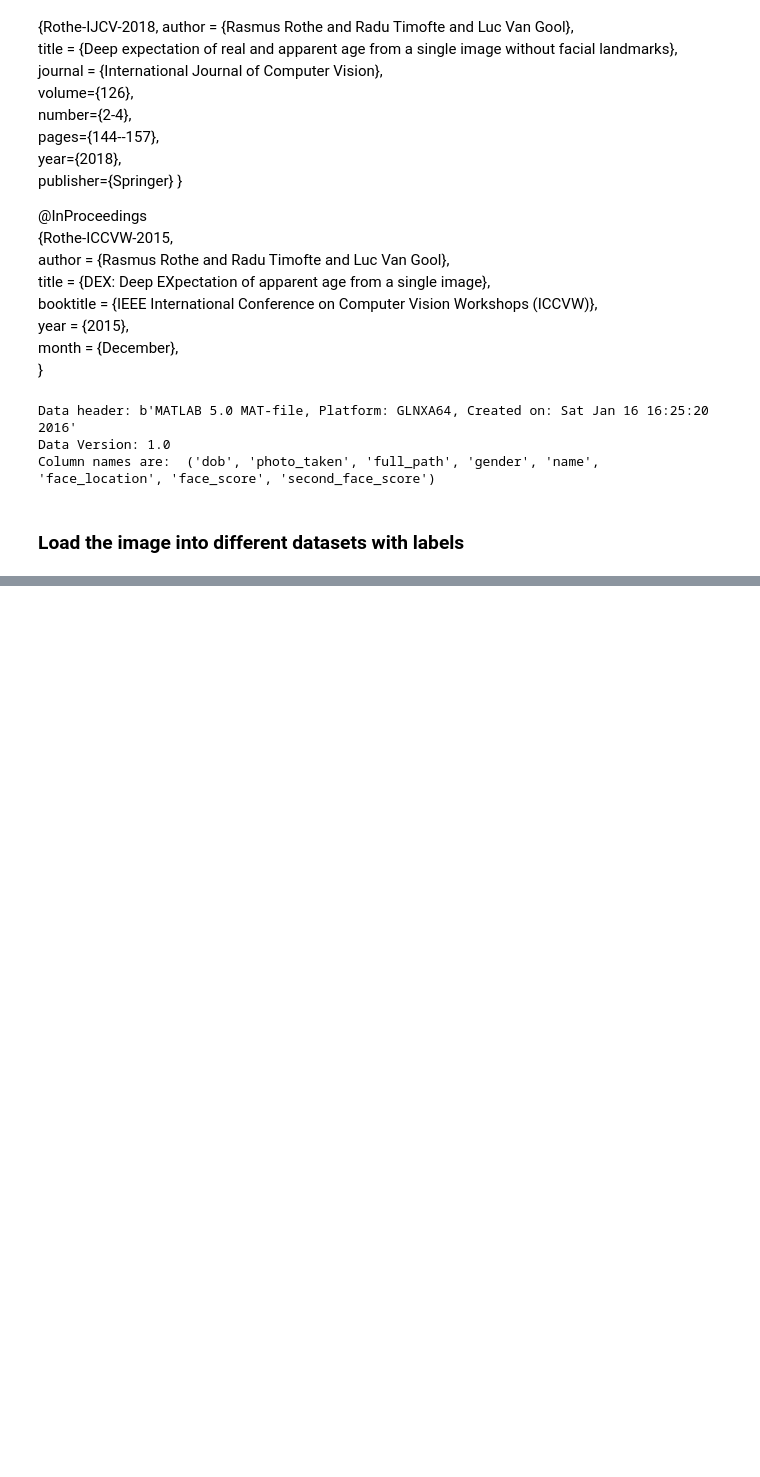
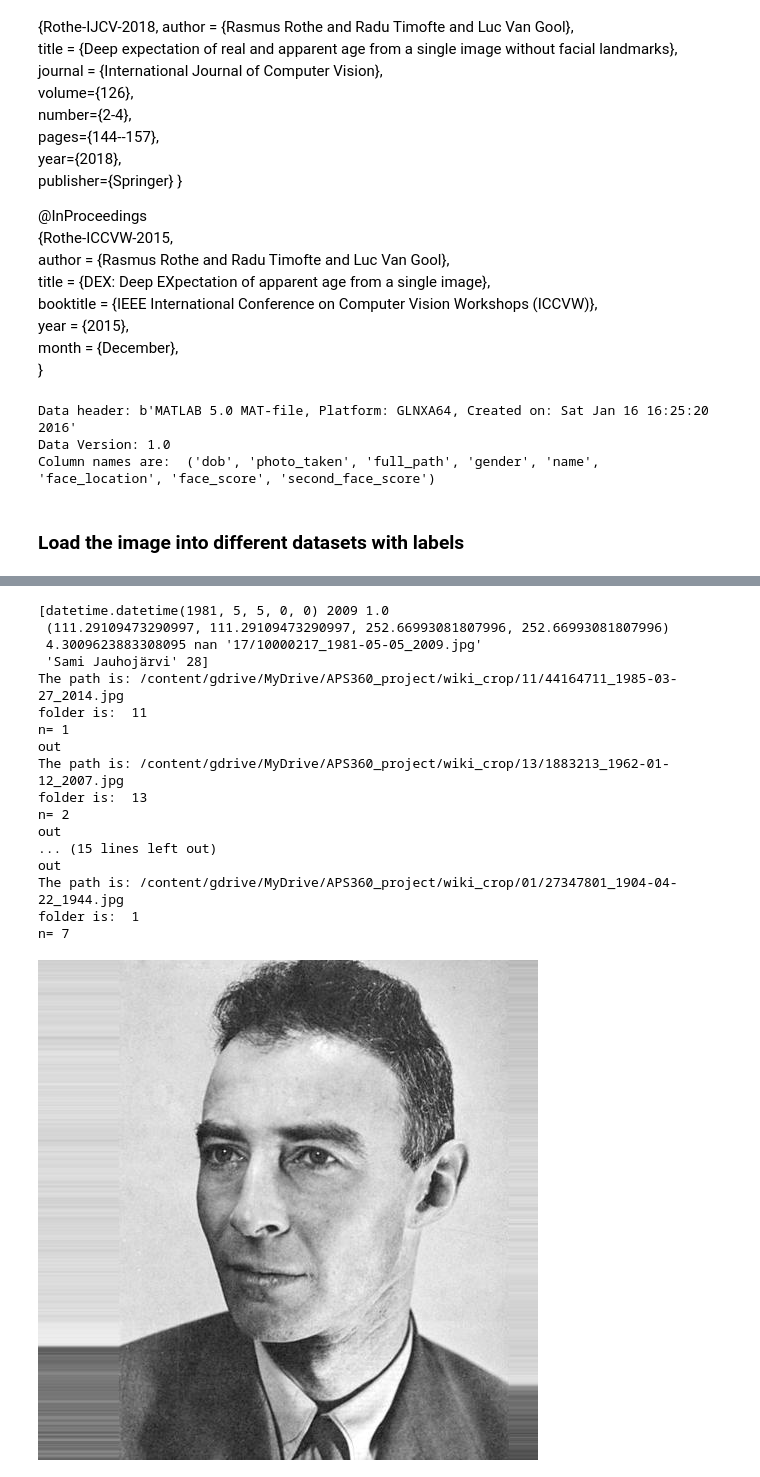
Before and after one commit to XueningD65/APS360_project, a Jupyter notebook: APS360_project.ipynb, the cells around one changed output, grey strips where cells are left out. Cells and saved outputs as stored; diff of their text form; code cells hidden in the pictures; blank space fills up the shorter version.

Commit message:
Finished a rough version for data pre-processing, still need to crop out the face(?)

```diff
--- a/APS360_project.ipynb
+++ b/APS360_project.ipynb
@@ -140,0 +244,30 @@ def check_path():
+# %%
+def get_age_label(age):
+    if 0 <= age <= 5:
+        label = 0
+    elif 6 <= age <= 10:
+        label = 1
+    elif 11 <= age <= 15:
+        label = 2
+    elif 16 <= age <= 20:
+        label = 3
+    elif 21 <= age <= 30:
+        label = 4
+    elif 31 <= age <= 40:
+        label = 5
+    elif 41 <= age <= 50:
+        label = 6
+    elif 51 <= age <= 60:
+        label = 7
+    elif 61 <= age <= 70:
+        label = 8
+    else:
+        label = 9
+
+    return label
+# %%
+def getBaseFilename(filename):
+    return filename.split('/')[-1]
+# %%
+def get_folder(filename):
+    return int(filename.split('/')[0])
@@ -140,0 +351,22 @@ def check_path():
+# %%
+# for testing purpose only
+process_wiki_image(file_test = True)
+# %% [output]
+[datetime.datetime(1981, 5, 5, 0, 0) 2009 1.0
+ (111.29109473290997, 111.29109473290997, 252.66993081807996, 252.66993081807996)
+ 4.3009623883308095 nan '17/10000217_1981-05-05_2009.jpg'
+ 'Sami Jauhojärvi' 28]
+The path is: /content/gdrive/MyDrive/APS360_project/wiki_crop/11/44164711_1985-03-27_2014.jpg
+folder is:  11
+n= 1
+out
+The path is: /content/gdrive/MyDrive/APS360_project/wiki_crop/13/1883213_1962-01-12_2007.jpg
+folder is:  13
+n= 2
+out
+... (15 lines left out)
+out
+The path is: /content/gdrive/MyDrive/APS360_project/wiki_crop/01/27347801_1904-04-22_1944.jpg
+folder is:  1
+n= 7
+[figure, added]
```
Also changed, not shown: parts of 11 cells of this notebook.
